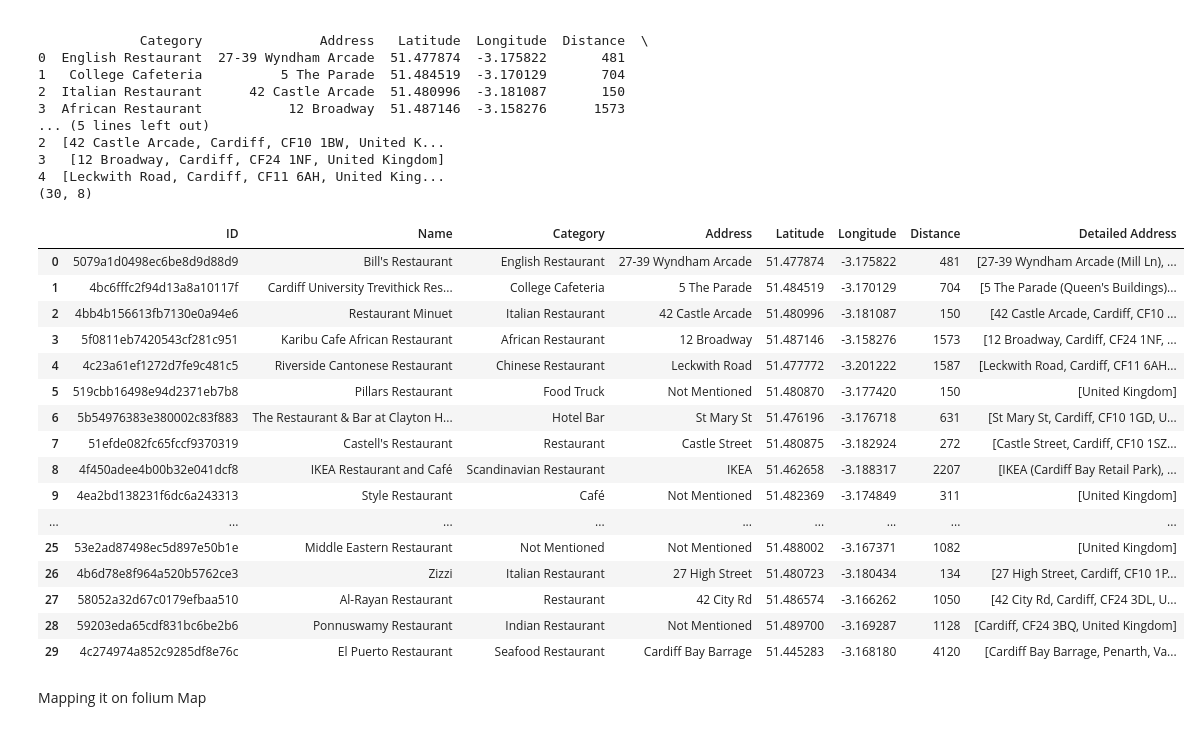
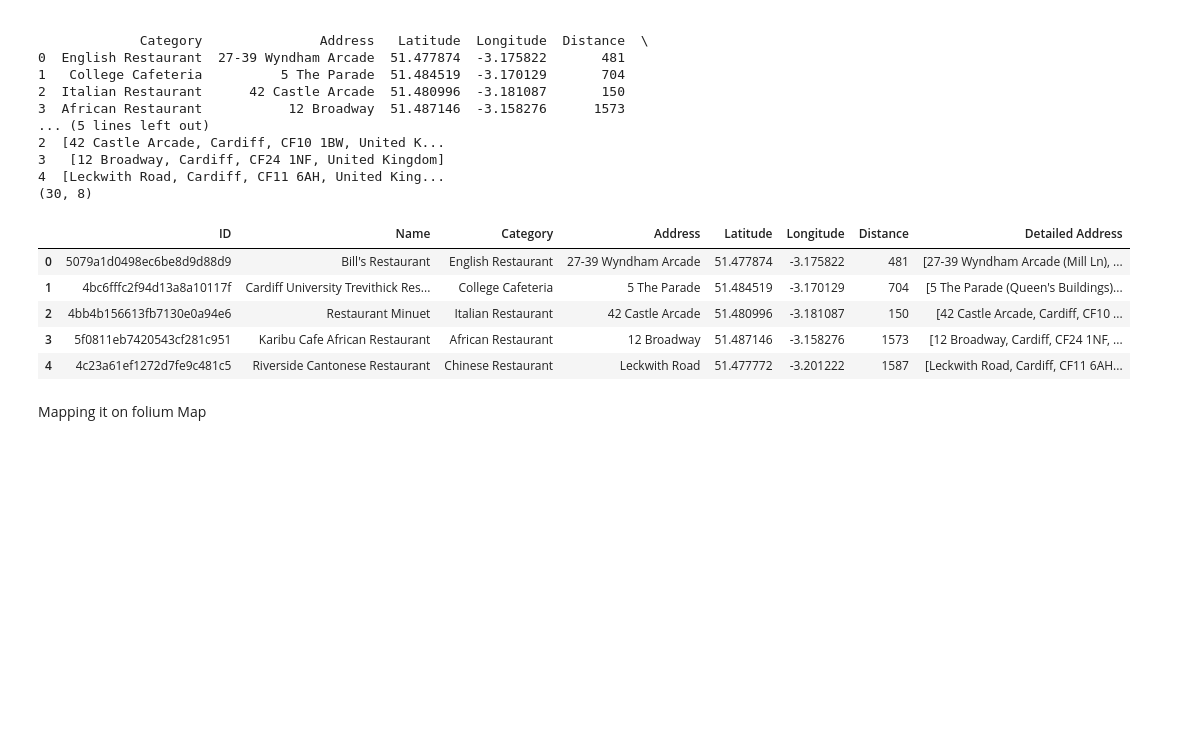
Before and after one commit to Simran-mandal/Coursera-Capstone, a Jupyter notebook: FinalCapstone.ipynb, the cells around one changed output. Cells and saved outputs as stored; diff of their text form; code cells hidden in the pictures; blank space fills up the shorter version.

```diff
--- a/FinalCapstone.ipynb
+++ b/FinalCapstone.ipynb
@@ -435,25 +435,14 @@ print(search_df.shape)
 4  [Leckwith Road, Cardiff, CF11 6AH, United King...
 (30, 8)
 # %%
-search_df
+search_df.head()
 # %% [output]
 |  | ID | Name | Category | Address | Latitude | Longitude | Distance | Detailed Address |
 | 0 | 5079a1d0498ec6be8d9d88d9 | Bill's Restaurant | English Restaurant | 27-39 Wyndham Arcade | 51.477874 | -3.175822 | 481 | [27-39 Wyndham Arcade (Mill Ln), ... |
 | 1 | 4bc6fffc2f94d13a8a10117f | Cardiff University Trevithick Res... | College Cafeteria | 5 The Parade | 51.484519 | -3.170129 | 704 | [5 The Parade (Queen's Buildings)... |
 | 2 | 4bb4b156613fb7130e0a94e6 | Restaurant Minuet | Italian Restaurant | 42 Castle Arcade | 51.480996 | -3.181087 | 150 | [42 Castle Arcade, Cardiff, CF10 ... |
 | 3 | 5f0811eb7420543cf281c951 | Karibu Cafe African Restaurant | African Restaurant | 12 Broadway | 51.487146 | -3.158276 | 1573 | [12 Broadway, Cardiff, CF24 1NF, ... |
 | 4 | 4c23a61ef1272d7fe9c481c5 | Riverside Cantonese Restaurant | Chinese Restaurant | Leckwith Road | 51.477772 | -3.201222 | 1587 | [Leckwith Road, Cardiff, CF11 6AH... |
-| 5 | 519cbb16498e94d2371eb7b8 | Pillars Restaurant | Food Truck | Not Mentioned | 51.480870 | -3.177420 | 150 | [United Kingdom] |
-| 6 | 5b54976383e380002c83f883 | The Restaurant & Bar at Clayton H... | Hotel Bar | St Mary St | 51.476196 | -3.176718 | 631 | [St Mary St, Cardiff, CF10 1GD, U... |
-| 7 | 51efde082fc65fccf9370319 | Castell's Restaurant | Restaurant | Castle Street | 51.480875 | -3.182924 | 272 | [Castle Street, Cardiff, CF10 1SZ... |
-| 8 | 4f450adee4b00b32e041dcf8 | IKEA Restaurant and Café | Scandinavian Restaurant | IKEA | 51.462658 | -3.188317 | 2207 | [IKEA (Cardiff Bay Retail Park), ... |
-| 9 | 4ea2bd138231f6dc6a243313 | Style Restaurant | Café | Not Mentioned | 51.482369 | -3.174849 | 311 | [United Kingdom] |
-| ... | ... | ... | ... | ... | ... | ... | ... | ... |
-| 25 | 53e2ad87498ec5d897e50b1e | Middle Eastern Restaurant | Not Mentioned | Not Mentioned | 51.488002 | -3.167371 | 1082 | [United Kingdom] |
-| 26 | 4b6d78e8f964a520b5762ce3 | Zizzi | Italian Restaurant | 27 High Street | 51.480723 | -3.180434 | 134 | [27 High Street, Cardiff, CF10 1P... |
-| 27 | 58052a32d67c0179efbaa510 | Al-Rayan Restaurant | Restaurant | 42 City Rd | 51.486574 | -3.166262 | 1050 | [42 City Rd, Cardiff, CF24 3DL, U... |
-| 28 | 59203eda65cdf831bc6be2b6 | Ponnuswamy Restaurant | Indian Restaurant | Not Mentioned | 51.489700 | -3.169287 | 1128 | [Cardiff, CF24 3BQ, United Kingdom] |
-| 29 | 4c274974a852c9285df8e76c | El Puerto Restaurant | Seafood Restaurant | Cardiff Bay Barrage | 51.445283 | -3.168180 | 4120 | [Cardiff Bay Barrage, Penarth, Va... |
 # %% [markdown]
 Mapping it on folium Map
 # %%
```
Also changed, not shown: parts of 26 cells of this notebook.
